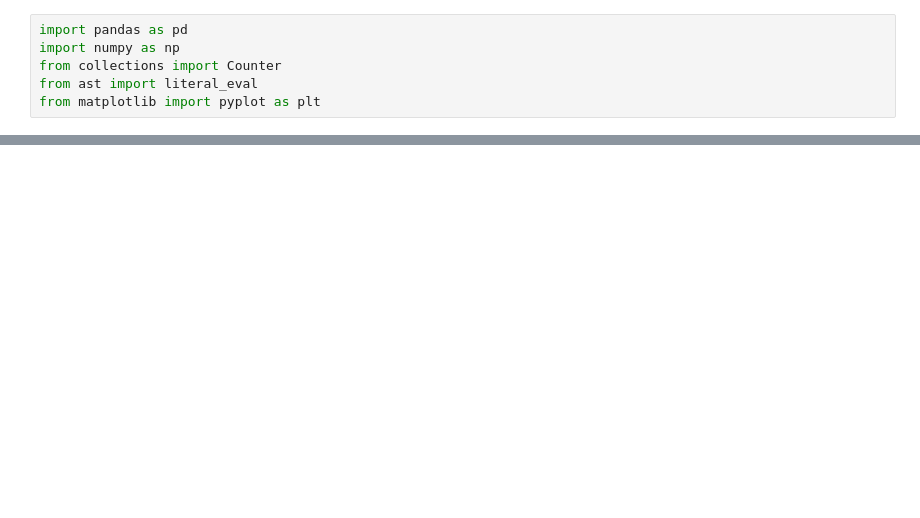
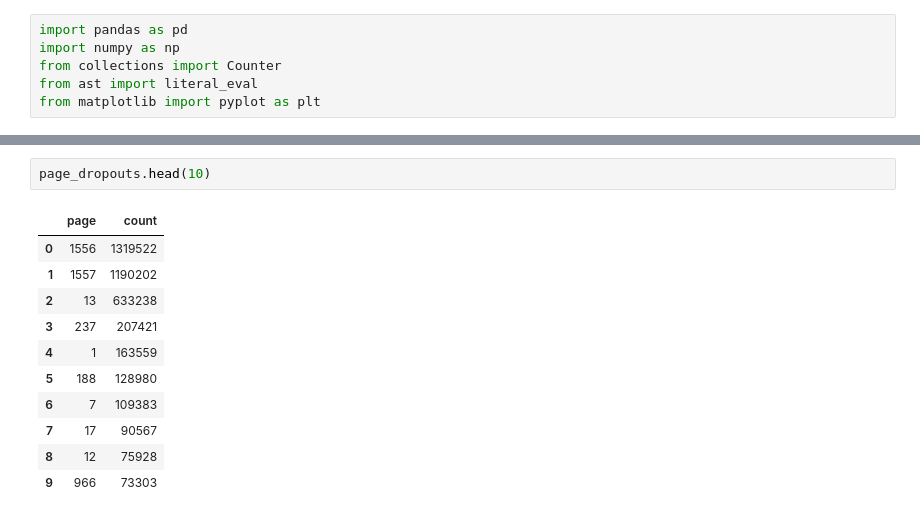
Before and after one commit to MatthewFoster02/3-1-APG-Digital-Exit-Strategy, a Jupyter notebook: src/main/dropout_visualization.ipynb, the cells around one changed output, grey strips where cells are left out. Cells and saved outputs as stored; diff of their text form; blank space fills up the shorter version.

```diff
--- a/src/main/dropout_visualization.ipynb
+++ b/src/main/dropout_visualization.ipynb
@@ -53,0 +56,14 @@ c
+# %%
+page_dropouts.head(10)
+# %% [output]
+|  | page | count |
+| 0 | 1556 | 1319522 |
+| 1 | 1557 | 1190202 |
+| 2 | 13 | 633238 |
+| 3 | 237 | 207421 |
+| 4 | 1 | 163559 |
+| 5 | 188 | 128980 |
+| 6 | 7 | 109383 |
+| 7 | 17 | 90567 |
+| 8 | 12 | 75928 |
+| 9 | 966 | 73303 |
```
Also changed, not shown: parts of 6 cells of this notebook.
